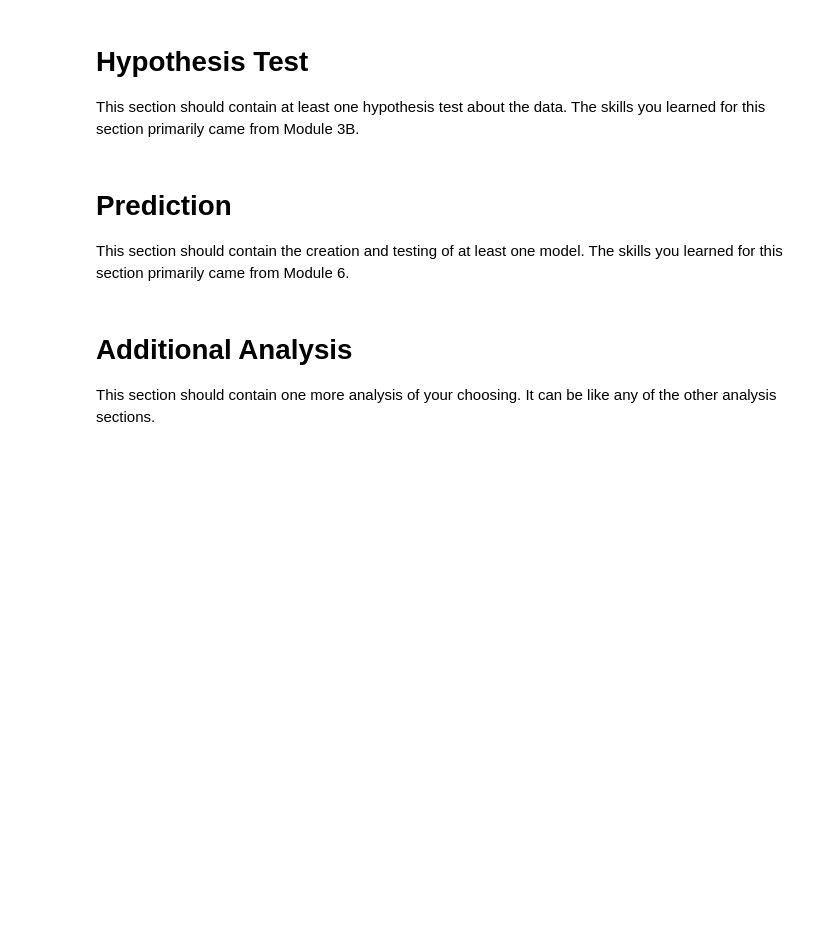
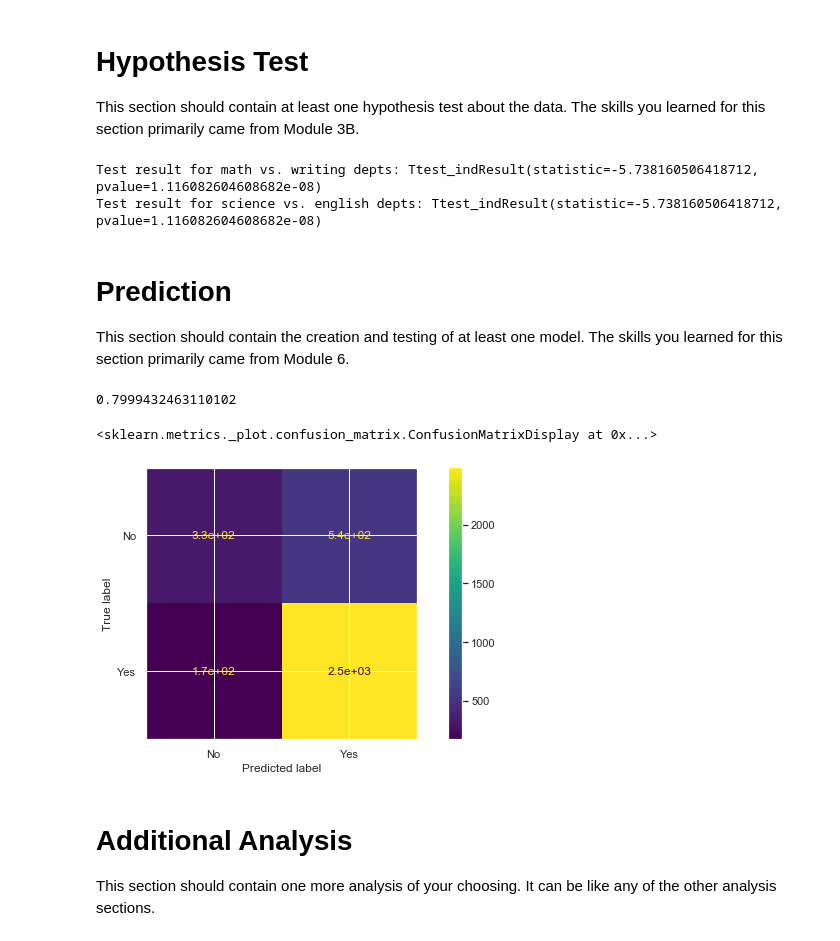
Before and after one commit to JenniferYan0430/CS216, a Jupyter notebook: final-perform.ipynb, the cells around one changed output. Cells and saved outputs as stored; diff of their text form; code cells hidden in the pictures; blank space fills up the shorter version.

```diff
--- a/final-perform.ipynb
+++ b/final-perform.ipynb
@@ -97,10 +140,45 @@ This section should contain at least one visualization showing something informa
 # Hypothesis Test
 
 This section should contain at least one hypothesis test about the data. The skills you learned for this section primarily came from Module 3B.
+# %%
+from scipy import stats
+math_ratings = ratings[ratings['department_name'] == 'Mathematics department']['star_rating']
+writing_ratings = ratings[ratings['department_name'] == 'Writing department']['star_rating']
+res = stats.ttest_ind(math_ratings, writing_ratings)
+print("Test result for math vs. writing depts: " + str(res))
+
+science_ratings = ratings[ratings['department_name'] == 'Science department']['star_rating']
+english_ratings = ratings[ratings['department_name'] == 'English department']['star_rating']
+res2 = stats.ttest_ind(math_ratings, writing_ratings)
+print("Test result for science vs. english depts: " + str(res2))
+# %% [output]
+Test result for math vs. writing depts: Ttest_indResult(statistic=-5.738160506418712, pvalue=1.116082604608682e-08)
+Test result for science vs. english depts: Ttest_indResult(statistic=-5.738160506418712, pvalue=1.116082604608682e-08)
 # %% [markdown]
 # Prediction
 
 This section should contain the creation and testing of at least one model. The skills you learned for this section primarily came from Module 6.
+# %%
+from sklearn.linear_model import LogisticRegression
+from sklearn.metrics import accuracy_score
+from sklearn.metrics import plot_confusion_matrix
+import matplotlib.pyplot as plt # just to format confusion matrix
+pd.options.mode.chained_assignment = None  # default='warn'
+
+# Write your code for question 1 here
+# and store your results in the correct variable names for full credit
+
+data = ratings2[['diff_index', 'star_rating']].values
+target = ratings2['would_take_agains'].values
+logistic_model = LogisticRegression()
+logistic_model.fit(X=data, y=target)
+ratings2['predicted_take_again'] = logistic_model.predict(data)
+print(logistic_model.score(data, target))
+plot_confusion_matrix(logistic_model, data, target)
+# %% [output]
+0.7999432463110102
+<sklearn.metrics._plot.confusion_matrix.ConfusionMatrixDisplay at 0x...>
+[figure, added]
 # %% [markdown]
 # Additional Analysis
 
```
Also changed, not shown: parts of 13 cells of this notebook.
